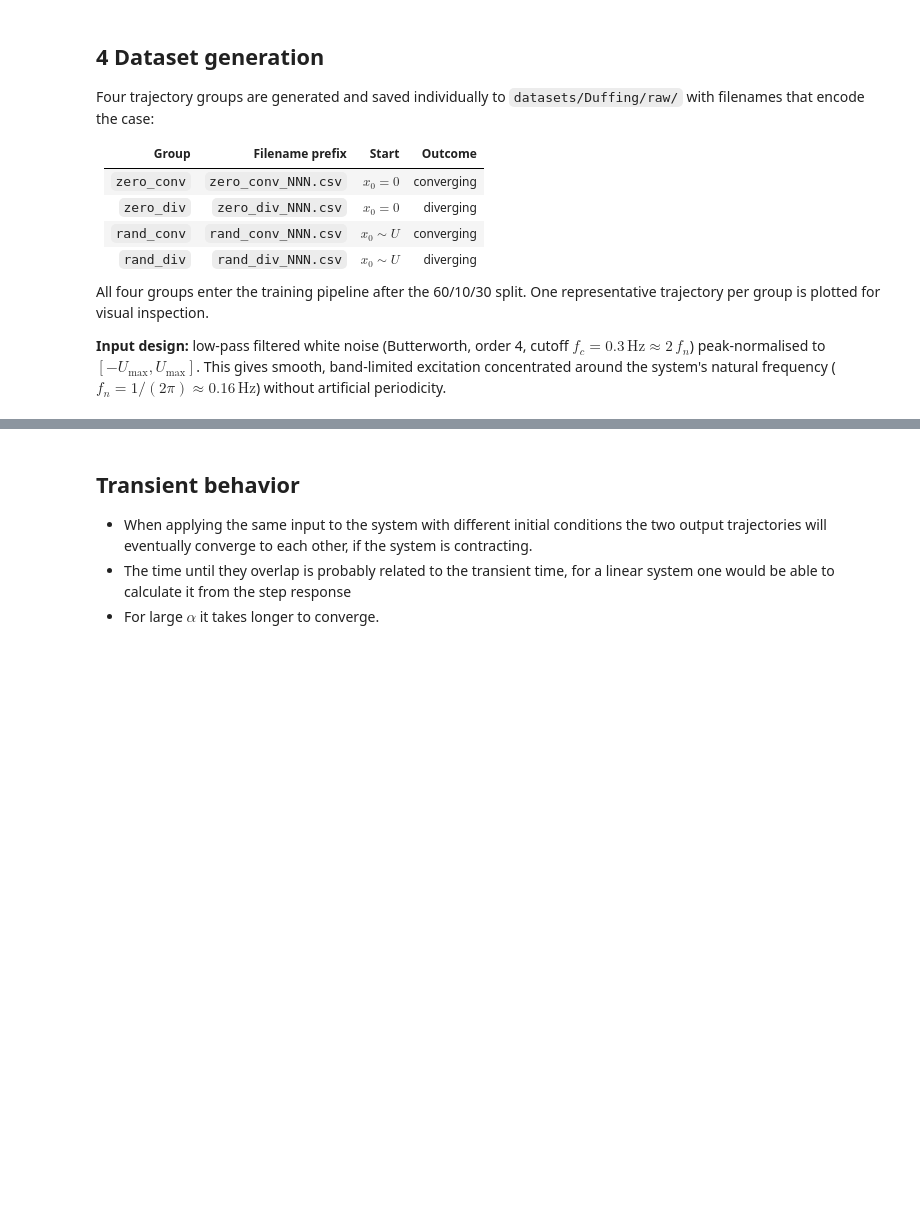
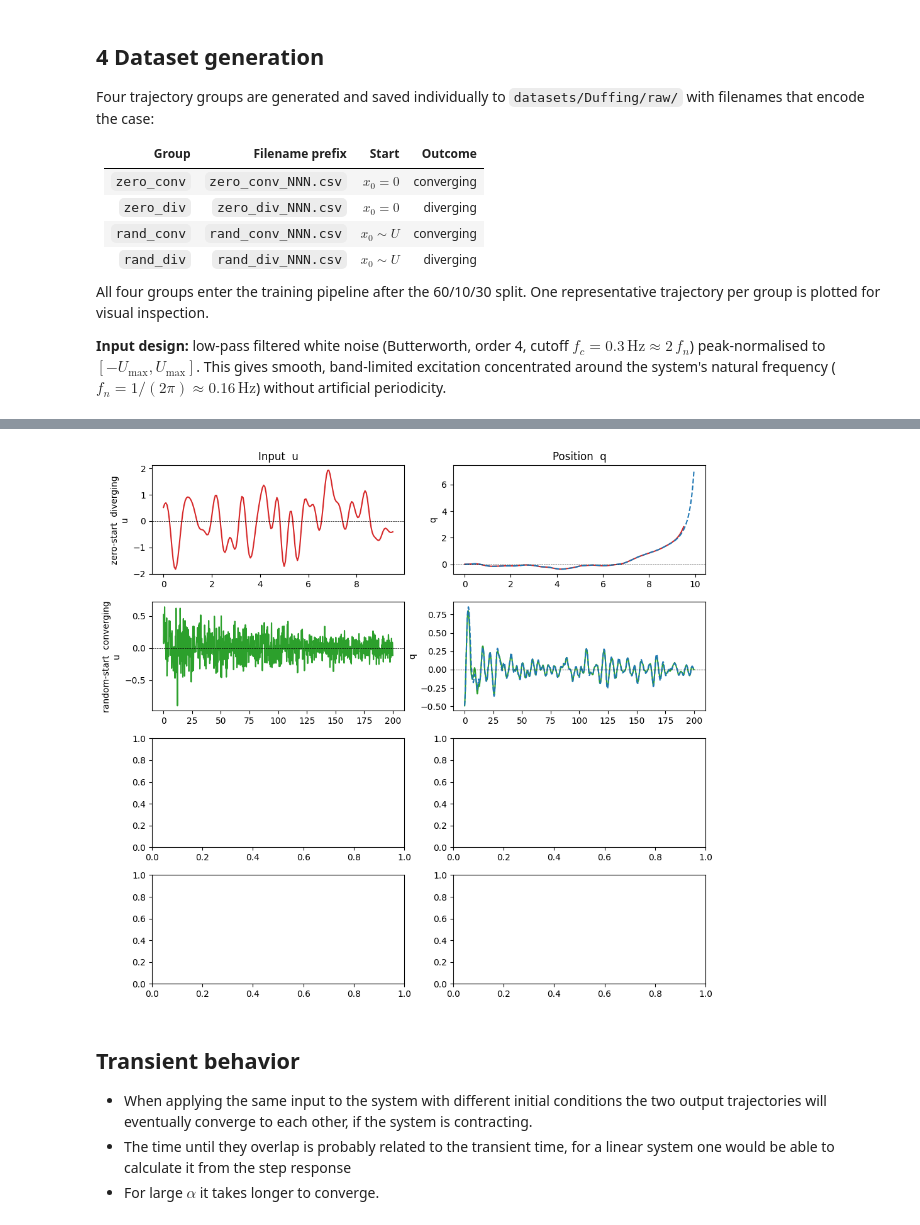
Before and after one commit to Dany-L/genSecSysId, a Jupyter notebook: python/notebooks/duffing/duffing_benchmark.ipynb, the cells around one changed output, grey strips where cells are left out. Drawn from its saved outputs; the diff is of its cells as text; code cells hidden in the pictures; blank space fills up the shorter version.

```diff
--- a/python/notebooks/duffing/duffing_benchmark.ipynb
+++ b/python/notebooks/duffing/duffing_benchmark.ipynb
@@ -551,3 +504,51 @@ Raw CSVs in datasets/Duffing/raw/  (50 files)
+# %%
+
+# fig, axes = plt.subplots(4, 2, figsize=(10, 9))
+fig, axes = plt.subplots(4, 2, figsize=(10, 9))
+# fig.suptitle('One representative trajectory per group', fontsize=12)
+COLORS = {'zero_conv': 'tab:blue', 'zero_div': 'tab:red',
+          'rand_conv': 'tab:green', 'rand_div': 'tab:orange'}
+LABELS = {'zero_conv': 'zero-start  converging',
+          'zero_div':  'zero-start  diverging',
+          'rand_conv': 'random-start  converging',
+          'rand_div':  'random-start  diverging'}
+
+# for row, gname in enumerate(['zero_conv', 'rand_conv', 'rand_div']):
+for row, gname in enumerate(['zero_div', 'rand_conv']):
+# for row, gname in enumerate(['zero_conv', 'rand_conv']):
+# for row, gname in enumerate(['zero_conv', 'zero_div']):
+    traj  = all_groups[gname][0]     # first trajectory in each group
+    u_seq = np.array(traj['u'])
+    X_arr = traj['X']
+
+    X_arr2 = traj['X2']
+    n_pts = min(len(u_seq), len(X_arr) - 1)
+    n_pts2 = min(len(u_seq), len(X_arr2)-1)
+    t_plt = t_axis[:n_pts]
+    t_plt2 = t_axis[:n_pts2]
+    color = COLORS[gname]
+
+    ax_u, ax_q = axes[row, 0], axes[row, 1]
+    ax_u.plot(t_plt, u_seq[:n_pts], color=color)
+    ax_u.axhline(0, color='k', lw=0.5, ls='--')
+    ax_u.set_ylabel(f'{LABELS[gname]}\nu')
+
+    ax_q.plot(t_plt, X_arr[:n_pts, 0], color=color, label='y')
+    ax_q.plot(t_plt2, X_arr2[:n_pts2, 0], ls='--', label=r'\hat y')
+    ax_q.axhline(0, color='k', lw=0.5, ls='--')
+    ax_q.set_ylabel('q')
+
+    if row == 3:
+        ax_u.set_xlabel('time (s)')
+        ax_q.set_xlabel('time (s)')
+
+
+axes[0, 0].set_title('Input  u')
+axes[0, 1].set_title('Position  q')
+fig.tight_layout()
+plt.show()
+# %% [output]
+[figure, added]
 # %% [markdown]
 ## Transient behavior
 - When applying the same input to the system with different initial conditions the two output trajectories will eventually converge to each other, if the system is contracting.
```
Also changed, not shown: parts of 12 cells of this notebook, 17 other files.
